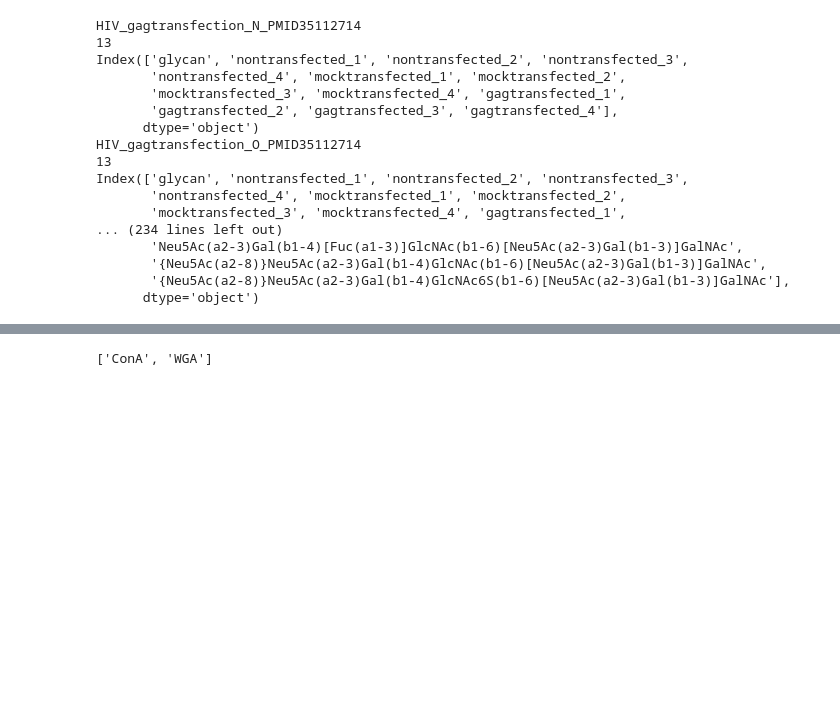
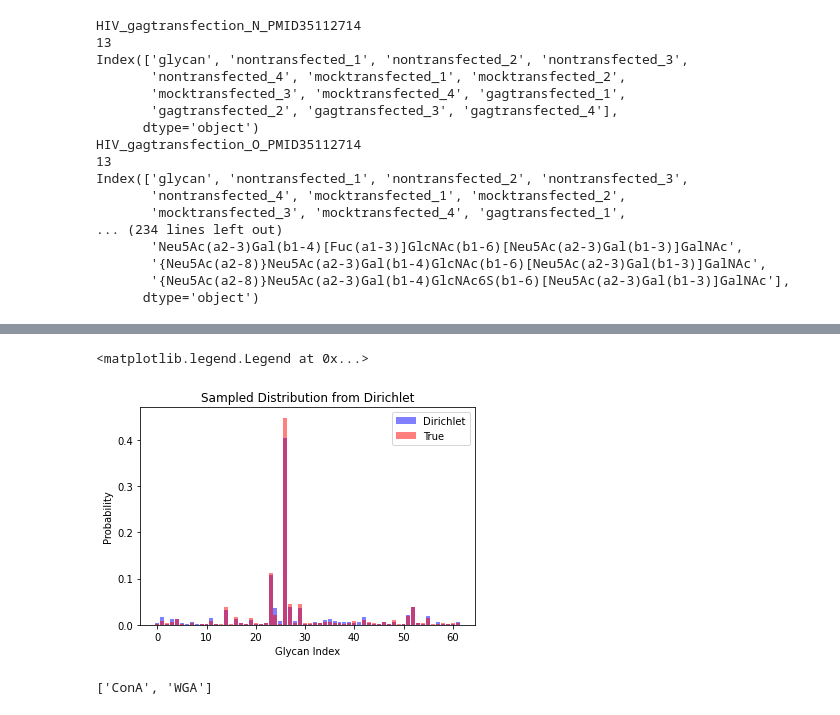
Before and after one commit to csfloyd/GlycanAnalysis, a Jupyter notebook: Python/Dev_GlycanConvolveNoLO.ipynb, the cells around one changed output, grey strips where cells are left out. Drawn from its saved outputs; the diff is of its cells as text; code cells hidden in the pictures; blank space fills up the shorter version.

```diff
--- a/Python/Dev_GlycanConvolveNoLO.ipynb
+++ b/Python/Dev_GlycanConvolveNoLO.ipynb
@@ -390,3 +419,23 @@ SC_160320_EC_2_NG
+# %%
+
+group_alphas = fit_dirichlet_distribution_mle(df, group_indices)
+
+# true = prob_dist(np.array(df[group_indices['EC'][0]]))
+# samp = dirichlet.rvs(group_alphas['EC'], size = 1)[0]
+
+true = prob_dist(np.array(df[group_indices['EC'][0]]))
+samp = dirichlet.rvs(group_alphas['EC'], size = 1)[0]
+
+plt.figure()
+plt.bar(np.array(range(len(samp))), samp, color = 'blue', alpha = 0.5, label = 'Dirichlet')
+plt.bar(np.array(range(len(true)))+0.0, true, color = 'red', alpha = 0.5, label = 'True')
+plt.xlabel('Glycan Index')
+plt.ylabel('Probability')
+plt.title('Sampled Distribution from Dirichlet')
+plt.legend()
+# %% [output]
+<matplotlib.legend.Legend at 0x...>
+[figure, added]
 # %%
 prot_1 = "ConA"
 prot_2 = "WGA"
```
Also changed, not shown: parts of 13 cells of this notebook, 1 other file.
